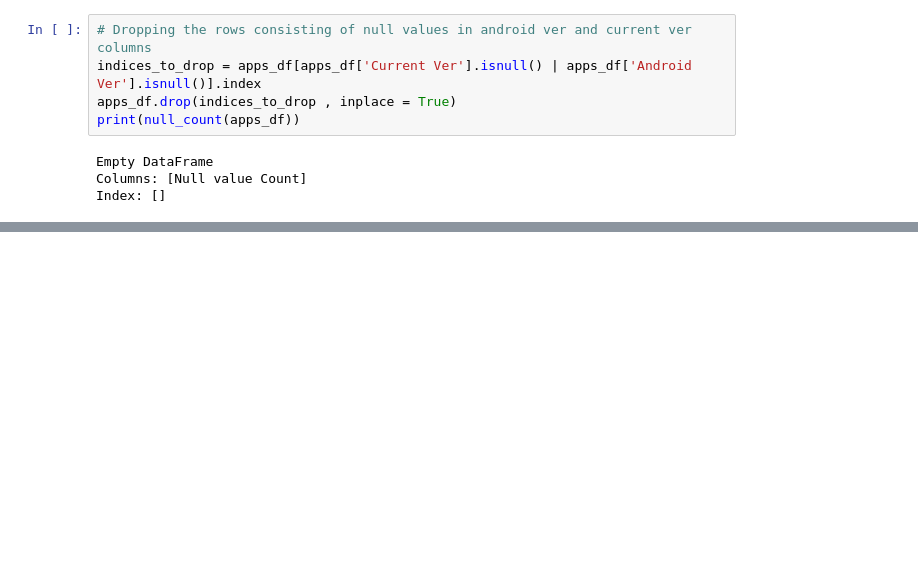
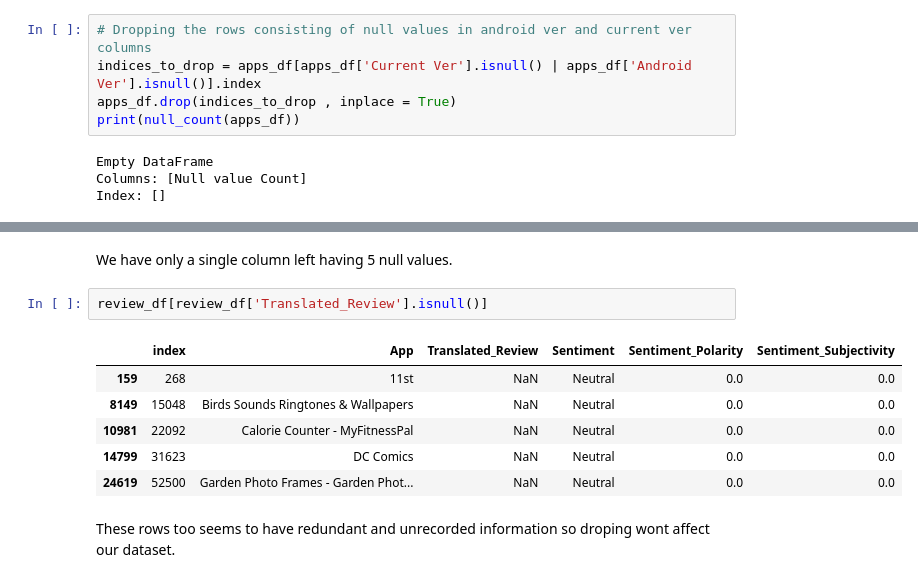
Before and after one commit to akashude/Play-Store-App-Review-Analysis, a Jupyter notebook: Copy_of_Play_Store_App_Review_Analysis_Capstone_Project.ipynb, the cells around one changed output, grey strips where cells are left out. Drawn from its saved outputs; the diff is of its cells as text; blank space fills up the shorter version.

```diff
--- a/Copy_of_Play_Store_App_Review_Analysis_Capstone_Project.ipynb
+++ b/Copy_of_Play_Store_App_Review_Analysis_Capstone_Project.ipynb
@@ -264,0 +360,13 @@ Index: []
+# %% [markdown]
+We have only a single column left having 5 null values.
+# %%
+review_df[review_df['Translated_Review'].isnull()]
+# %% [output]
+|  | index | App | Translated_Review | Sentiment | Sentiment_Polarity | Sentiment_Subjectivity |
+| 159 | 268 | 11st | NaN | Neutral | 0.0 | 0.0 |
+| 8149 | 15048 | Birds Sounds Ringtones & Wallpapers | NaN | Neutral | 0.0 | 0.0 |
+| 10981 | 22092 | Calorie Counter - MyFitnessPal | NaN | Neutral | 0.0 | 0.0 |
+| 14799 | 31623 | DC Comics | NaN | Neutral | 0.0 | 0.0 |
+| 24619 | 52500 | Garden Photo Frames - Garden Phot... | NaN | Neutral | 0.0 | 0.0 |
+# %% [markdown]
+These rows too seems to have redundant and unrecorded information so droping  wont affect our dataset.
```
Also changed, not shown: parts of 16 cells of this notebook.
